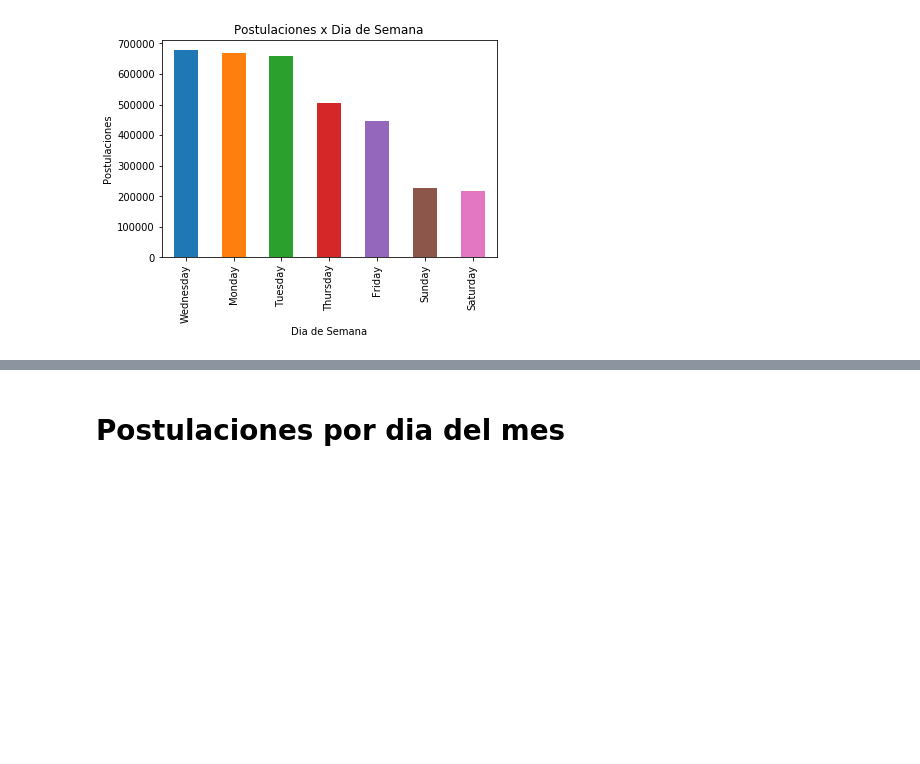
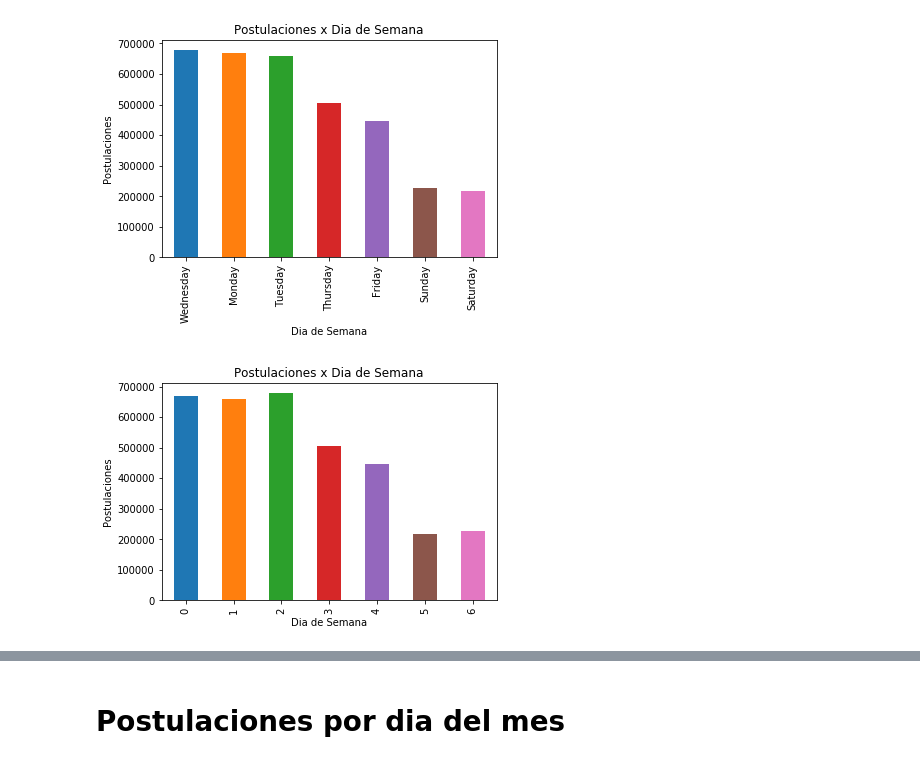
Before and after one commit to BrigliaAn/TP1-AnalisisExploratorio-ZonaJobs, a Jupyter notebook: Tp1-completo.ipynb, the cells around one changed output, grey strips where cells are left out. Saved outputs shown, nothing was run; the diff lists cells and outputs as text; code cells hidden in the pictures; blank space fills up the shorter version.

```diff
--- a/Tp1-completo.ipynb
+++ b/Tp1-completo.ipynb
@@ -774,3 +775,17 @@ postulaciones['dia_semana'].value_counts().plot(kind='bar')
 plt.show()
 # %% [output]
 [figure]
+# %%
+#este habria que cambiar los numeros por los nombres de los dias
+#o en el de arriba lograr que los dias queden ordenados
+fig = plt.figure()
+ax = fig.add_subplot(111)
+plt.title('Postulaciones x Dia de Semana')
+ax.set_xlabel('Dia de Semana')
+ax.set_ylabel('Postulaciones')
+#dt.weekday.value_counts().sort_index()
+postulaciones['fechapostulacion'].dt.weekday.value_counts().sort_index().plot(kind='bar')
+
+plt.show()
+# %% [output]
+[figure, added]
```
Also changed, not shown: parts of 18 cells of this notebook.
